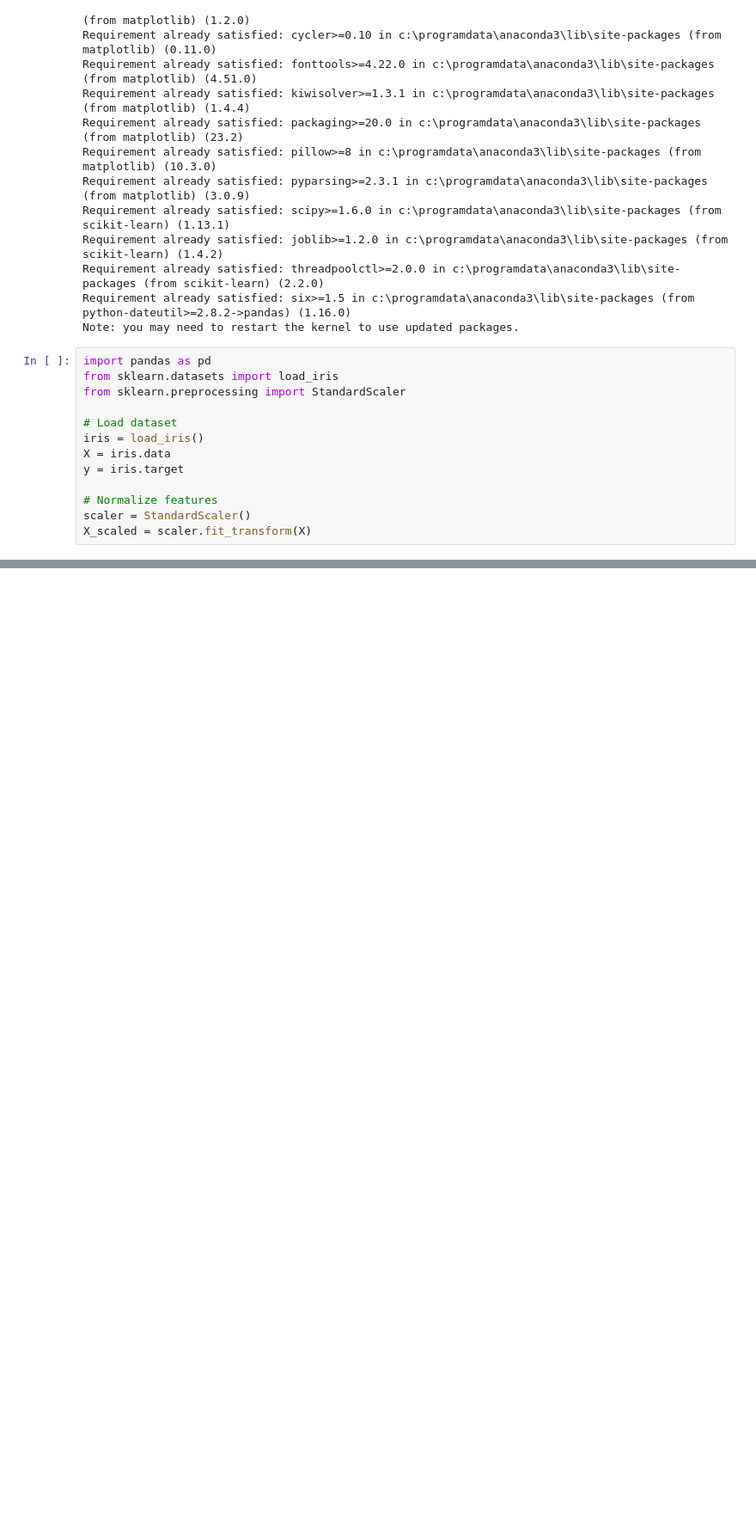
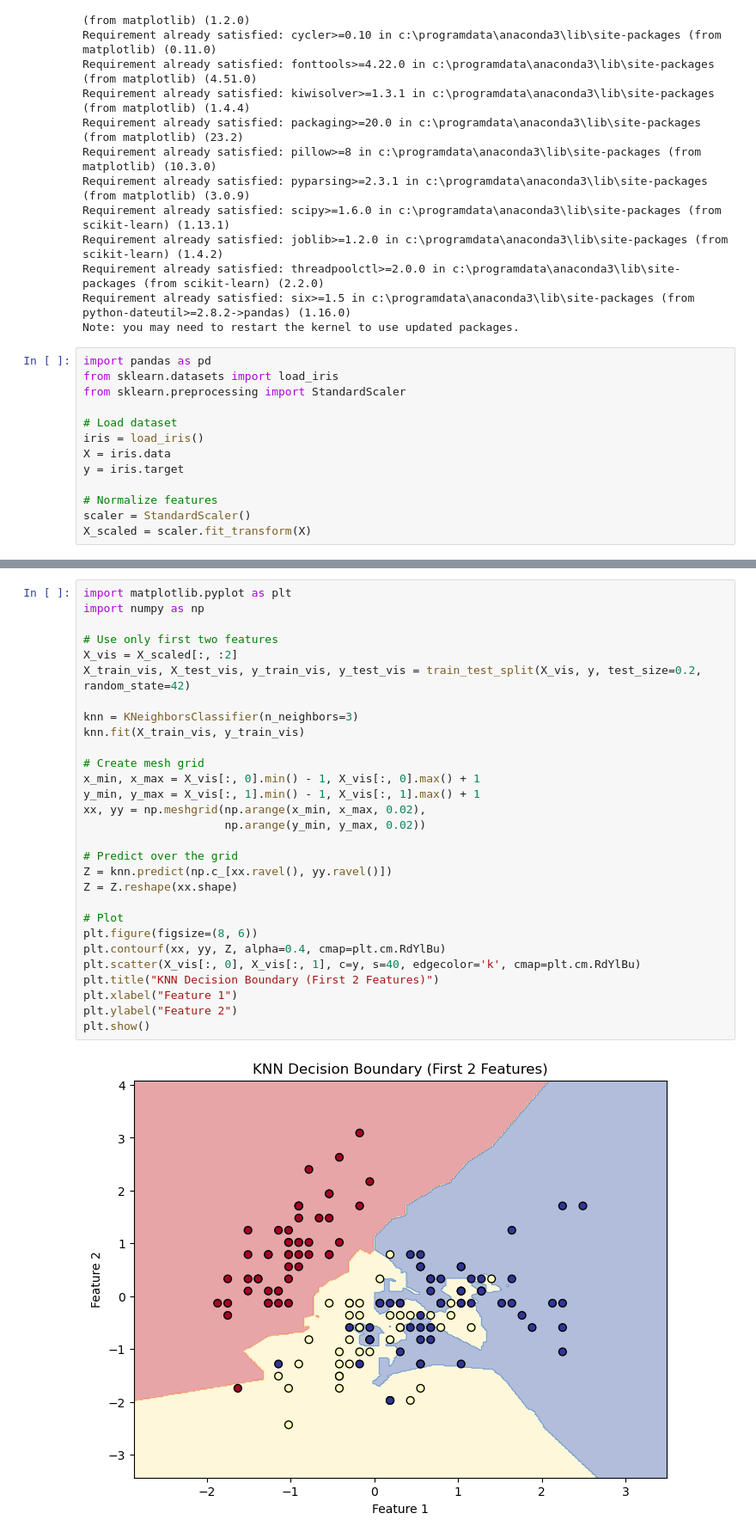
Before and after one commit to HaswinAI/Elevate_Lab_Internship, a Jupyter notebook: Task_6_KNN.ipynb, the cells around one changed output, grey strips where cells are left out. Shown: that part at 86% size. Drawn from its saved outputs; the diff is of its cells as text; blank space fills up the shorter version.

```diff
--- a/Task_6_KNN.ipynb
+++ b/Task_6_KNN.ipynb
@@ -35,0 +72,31 @@ X_scaled = scaler.fit_transform(X)
+# %%
+import matplotlib.pyplot as plt
+import numpy as np
+
+# Use only first two features
+X_vis = X_scaled[:, :2]
+X_train_vis, X_test_vis, y_train_vis, y_test_vis = train_test_split(X_vis, y, test_size=0.2, random_state=42)
+
+knn = KNeighborsClassifier(n_neighbors=3)
+knn.fit(X_train_vis, y_train_vis)
+
+# Create mesh grid
+x_min, x_max = X_vis[:, 0].min() - 1, X_vis[:, 0].max() + 1
+y_min, y_max = X_vis[:, 1].min() - 1, X_vis[:, 1].max() + 1
+xx, yy = np.meshgrid(np.arange(x_min, x_max, 0.02),
+                     np.arange(y_min, y_max, 0.02))
+
+# Predict over the grid
+Z = knn.predict(np.c_[xx.ravel(), yy.ravel()])
+Z = Z.reshape(xx.shape)
+
+# Plot
+plt.figure(figsize=(8, 6))
+plt.contourf(xx, yy, Z, alpha=0.4, cmap=plt.cm.RdYlBu)
+plt.scatter(X_vis[:, 0], X_vis[:, 1], c=y, s=40, edgecolor='k', cmap=plt.cm.RdYlBu)
+plt.title("KNN Decision Boundary (First 2 Features)")
+plt.xlabel("Feature 1")
+plt.ylabel("Feature 2")
+plt.show()
+# %% [output]
+[figure, added]
```
Also changed, not shown: parts of 2 cells of this notebook.
